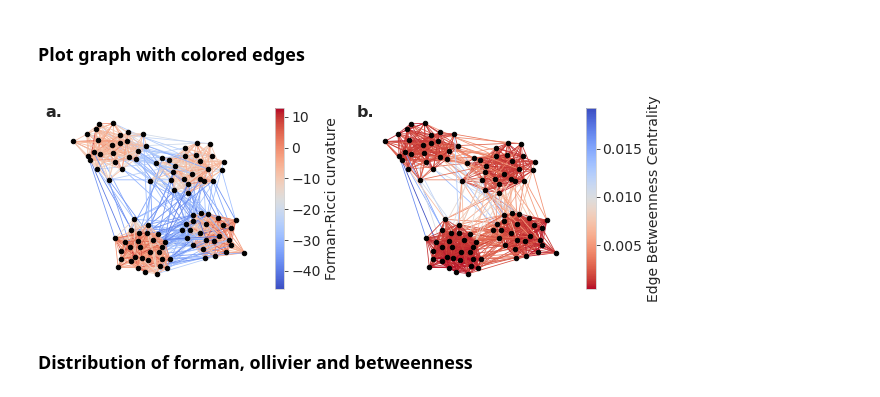
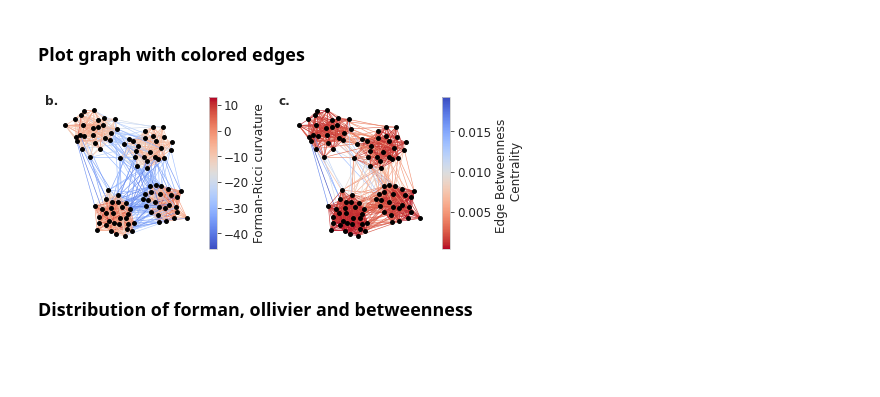
Before and after one commit to jakob-schloer/netcurvature, a Jupyter notebook: bin/toyModel.ipynb, the cells around one changed output. Saved outputs shown, nothing was run; the diff lists cells and outputs as text; code cells hidden in the pictures; blank space fills up the shorter version.

Commit message:
Change plot labels.

```diff
--- a/bin/toyModel.ipynb
+++ b/bin/toyModel.ipynb
@@ -11,6 +11,7 @@ from GraphRicciCurvature.FormanRicci import FormanRicci
 import time
 import logging
 logging.basicConfig(format='%(levelname)s:%(message)s', level=logging.ERROR)
+plt.style.use('paperplot.mplstyle')
 # %% [markdown]
 Create a random graph using stochasic block modeling with four communities:
 # %%
@@ -54,41 +55,41 @@ INFO:0.140591 secs for Ricci curvature computation.
 # %% [markdown]
 ### Plot graph with colored edges
 # %%
-plt.rcParams.update({'font.size': 14})
-plt.figure(figsize=(9, 3))
+plt.figure(figsize=(7, 2.5))
 # Froman curvature
 ax = plt.subplot(121)
 colors = [frc.G[u][v]['formanCurvature'] for u, v in orc.G.edges]
 vmin = min(colors)
 vmax = max(colors)
 # vmin = -30
 # vmax = 10
 
 cmap = cm.coolwarm
 nx.draw(G, pos=my_pos, edge_color=colors, edge_cmap=cmap, vmin=vmin,
-        vmax=vmax, width=.8, node_size=20, node_color='k')
+        vmax=vmax, width=.6, node_size=15, node_color='k')
 sm = plt.cm.ScalarMappable(cmap=cmap, norm=plt.Normalize(vmin=vmin, vmax=vmax))
 sm._A = []
 cb = plt.colorbar(sm, label='Forman-Ricci curvature')
-ax.text(-0.05, 0.95, f"a.", transform=ax.transAxes, size=16, weight='bold')
+cb.ax.tick_params(labelsize=12)
+ax.text(-0.05, 0.95, f"b.", transform=ax.transAxes, weight='bold')
 
 # Betweenness centrality
 ax = plt.subplot(122)
 colors = list(ebc.values())
 vmin = min(colors)
 vmax = max(colors)
 # vmin = 0.04
 # vmax = 0.05
 cmap = cm.coolwarm_r
 nx.draw(G, pos=my_pos, edge_color=colors, edge_cmap=cmap, vmin=vmin,
-        vmax=vmax, width=.8, node_size=20, node_color='k')
+        vmax=vmax, width=.6, node_size=15, node_color='k')
 sm = plt.cm.ScalarMappable(cmap=cmap, norm=plt.Normalize(vmin=vmin, vmax=vmax))
 sm._A = []
-cb = plt.colorbar(sm, label='Edge Betweenness Centrality')
-ax.text(-0.05, 0.95, f"b.", transform=ax.transAxes, size=16, weight='bold')
-plt.tight_layout()
+cb = plt.colorbar(sm, label='Edge Betweenness \n Centrality')
+cb.ax.tick_params(labelsize=12)
+ax.text(-0.05, 0.95, f"c.", transform=ax.transAxes, weight='bold')
 # %% [output]
-[figure, old version]
+[figure, new version]
 # %% [markdown]
 ### Distribution of forman, ollivier and betweenness
 # %%
```
Also changed, not shown: parts of 3 cells of this notebook, 3 other files.
